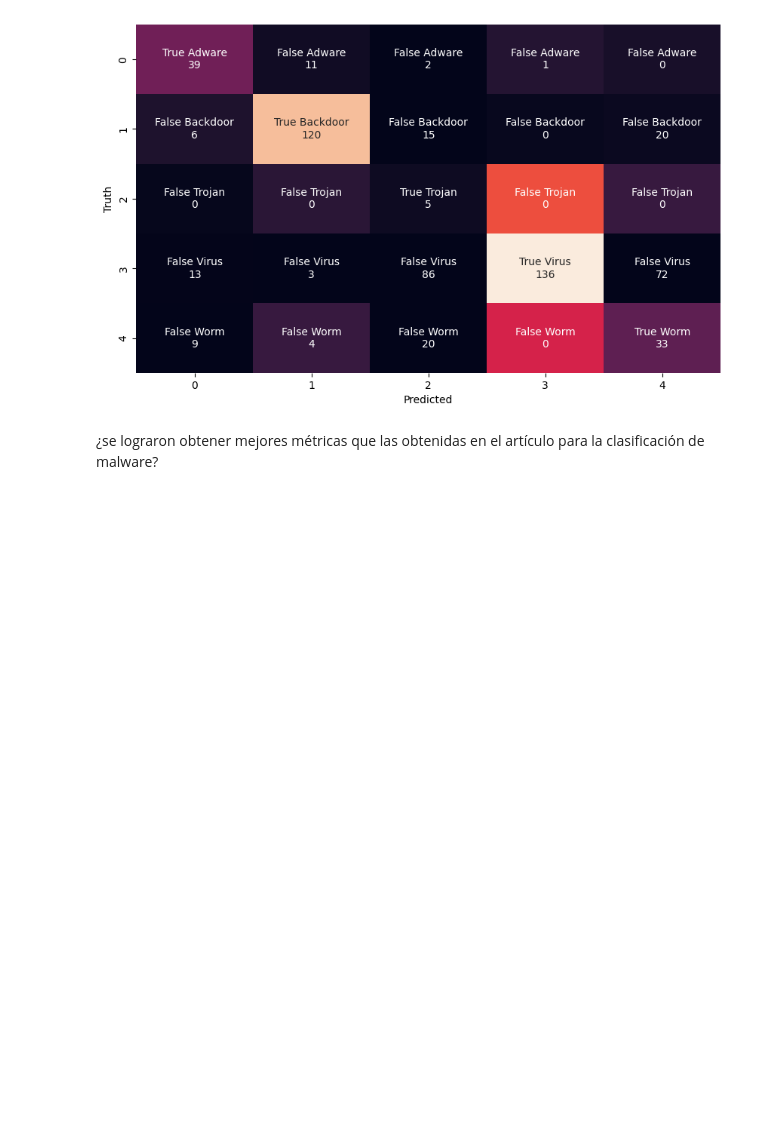
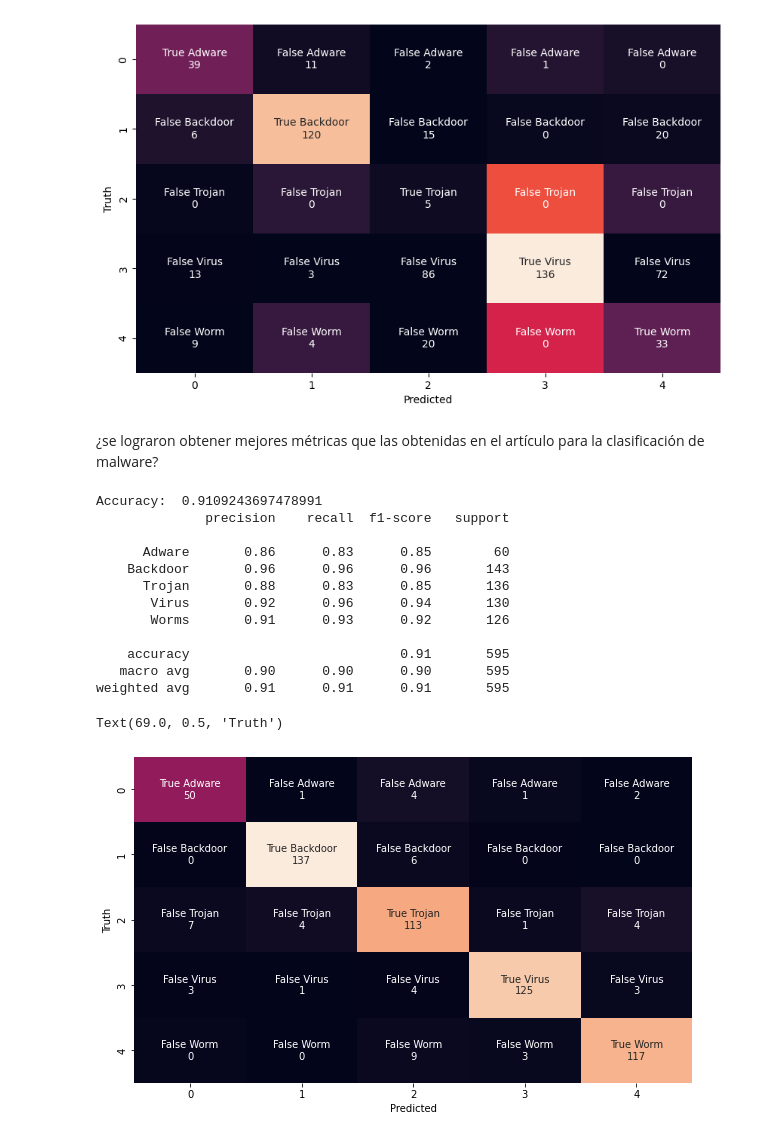
Before and after one commit to bryannalfaro/Lab3-SecDS, a Jupyter notebook: main.ipynb, the cells around one changed output. Saved outputs shown, nothing was run; the diff lists cells and outputs as text; code cells hidden in the pictures; blank space fills up the shorter version.

Commit message:
adding analysis with vectorizer

```diff
--- a/main.ipynb
+++ b/main.ipynb
@@ -114,6 +114,7 @@ df.head()
 | 4 | 021f4aa86b520e1d606ab26699c35546b... | SHLoadNonloadedIconOverlayIdentif... | Virus |
 # %%
 df.dropna(inplace=True)
+df2 = df.copy()
 # %%
 #count the amount of api calls
 df['api_calls'] = df['api'].apply(lambda x: len(x.split(',')))
@@ -297,3 +298,82 @@ weighted avg       0.68      0.56      0.49       595
 # %% [markdown]
 ¿se lograron obtener mejores métricas que las obtenidas en el
 artículo para la clasificación de malware?
+# %%
+#Make a TF-IDF model to vectorize the data
+from sklearn.feature_extraction.text import TfidfVectorizer
+from sklearn.model_selection import train_test_split
+from sklearn.metrics import classification_report, confusion_matrix, accuracy_score
+from sklearn.model_selection import cross_val_score
+tfidf = TfidfVectorizer()
+X = tfidf.fit_transform(df2['api'])
+y = df2['class']
+#Split the data into train and test
+X_train, X_test, y_train, y_test = train_test_split(X, y, test_size=0.3, random_state=42)
+# create the svm model to predict the class
+from sklearn.svm import SVC
+svc_model = SVC()
+svc_model.fit(X_train, y_train)
+svc_pred = svc_model.predict(X_test)
+print('Accuracy: ', accuracy_score(y_test, svc_pred))
+
+#metrics
+#print(confusion_matrix(y_test, svc_pred))
+print(classification_report(y_test, svc_pred))
+#Check the cross validation score
+cross_val_score(svc_model, X, y, cv=10, scoring='accuracy').mean()
+
+#confusion matrix
+# Make a confusion matrix to see the results with labels in heatmap
+plt.figure(figsize=(10,6))
+# create the group names and group sizes for the first array
+group_names1 = ['True Adware', 'False Backdoor', 'False Trojan', 'False Virus', 'False Worm']
+group_counts1 = ['{0:0.0f}'.format(value) for value in confusion_matrix(y_test, svc_pred)[0]]
+labels_group1 = ['{0}\n{1}'.format(v1, v2) for v1, v2 in zip(group_names1, group_counts1)]
+labels_group1 = np.asarray(labels_group1).reshape(5,1)
+
+# create the group names and group sizes for the second array
+group_names2 = ['False Adware', 'True Backdoor', 'False Trojan', 'False Virus', 'False Worm']
+group_counts2 = ['{0:0.0f}'.format(value) for value in confusion_matrix(y_test, svc_pred)[1]]
+labels_group2 = ['{0}\n{1}'.format(v1, v2) for v1, v2 in zip(group_names2, group_counts2)]
+labels_group2 = np.asarray(labels_group2).reshape(5,1)
+
+# create the group names and group sizes for the third array
+group_names3 = ['False Adware', 'False Backdoor', 'True Trojan', 'False Virus', 'False Worm']
+group_counts3 = ['{0:0.0f}'.format(value) for value in confusion_matrix(y_test, svc_pred)[2]]
+labels_group3 = ['{0}\n{1}'.format(v1, v2) for v1, v2 in zip(group_names3, group_counts3)]
+labels_group3 = np.asarray(labels_group3).reshape(5,1)
+
+# create the group names and group sizes for the fourth array
+group_names4 = ['False Adware', 'False Backdoor', 'False Trojan', 'True Virus', 'False Worm']
+group_counts4 = ['{0:0.0f}'.format(value) for value in confusion_matrix(y_test, svc_pred)[3]]
+labels_group4 = ['{0}\n{1}'.format(v1, v2) for v1, v2 in zip(group_names4, group_counts4)]
+labels_group4 = np.asarray(labels_group4).reshape(5,1)
+
+# create the group names and group sizes for the fifth array
+group_names5 = ['False Adware', 'False Backdoor', 'False Trojan', 'False Virus', 'True Worm']
+group_counts5 = ['{0:0.0f}'.format(value) for value in confusion_matrix(y_test, svc_pred)[4]]
+labels_group5 = ['{0}\n{1}'.format(v1, v2) for v1, v2 in zip(group_names5, group_counts5)]
+labels_group5 = np.asarray(labels_group5).reshape(5,1)
+
+# create the final array
+labels = np.concatenate((labels_group1, labels_group2, labels_group3, labels_group4, labels_group5), axis=1)
+
+# set the labels
+sns.heatmap(confusion_matrix(y_test, svc_pred), annot=labels, fmt='', cbar=False)
+plt.xlabel('Predicted')
+plt.ylabel('Truth')
+# %% [output]
+Accuracy:  0.9109243697478991
+              precision    recall  f1-score   support
+
+      Adware       0.86      0.83      0.85        60
+    Backdoor       0.96      0.96      0.96       143
+      Trojan       0.88      0.83      0.85       136
+       Virus       0.92      0.96      0.94       130
+       Worms       0.91      0.93      0.92       126
+
+    accuracy                           0.91       595
+   macro avg       0.90      0.90      0.90       595
+weighted avg       0.91      0.91      0.91       595
+Text(69.0, 0.5, 'Truth')
+[figure, added]
```
